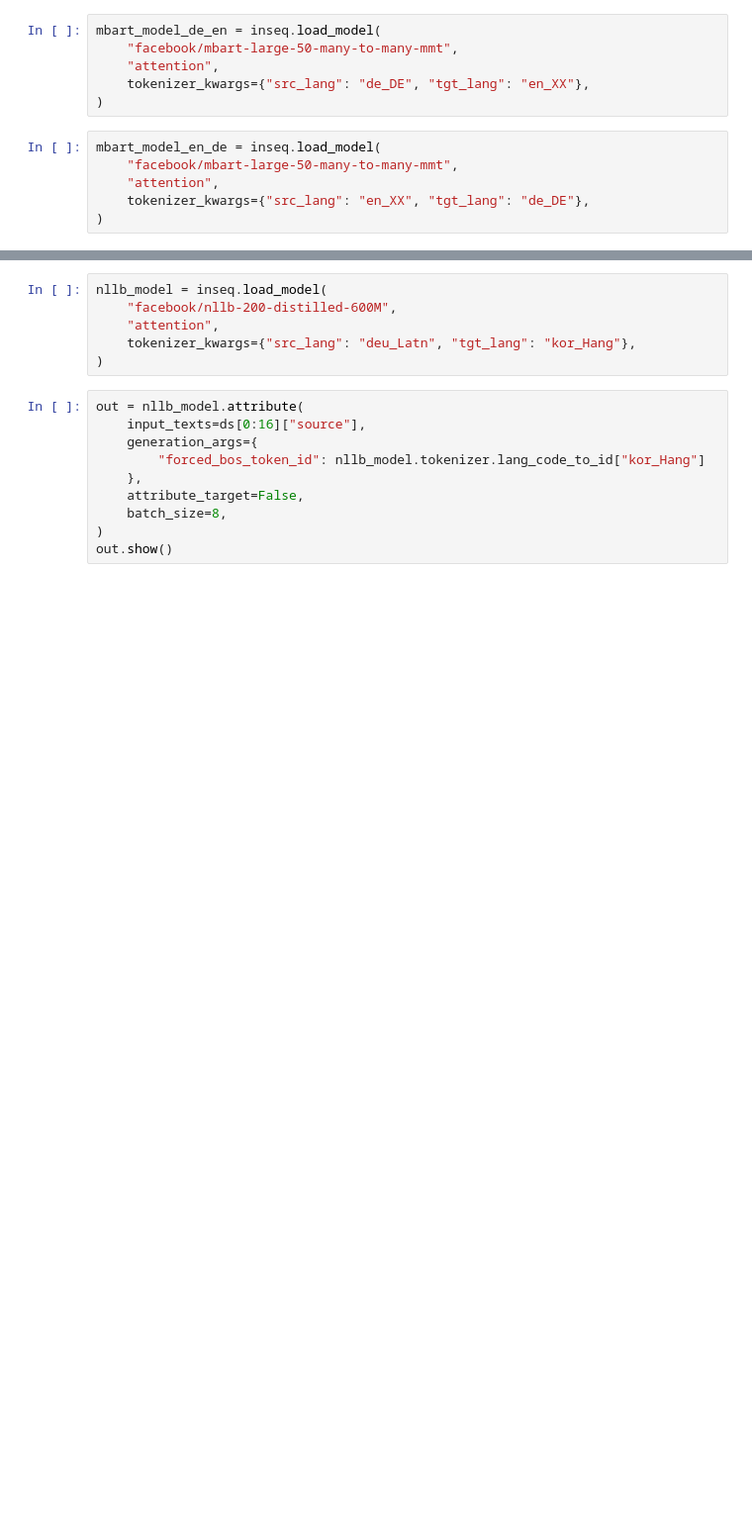
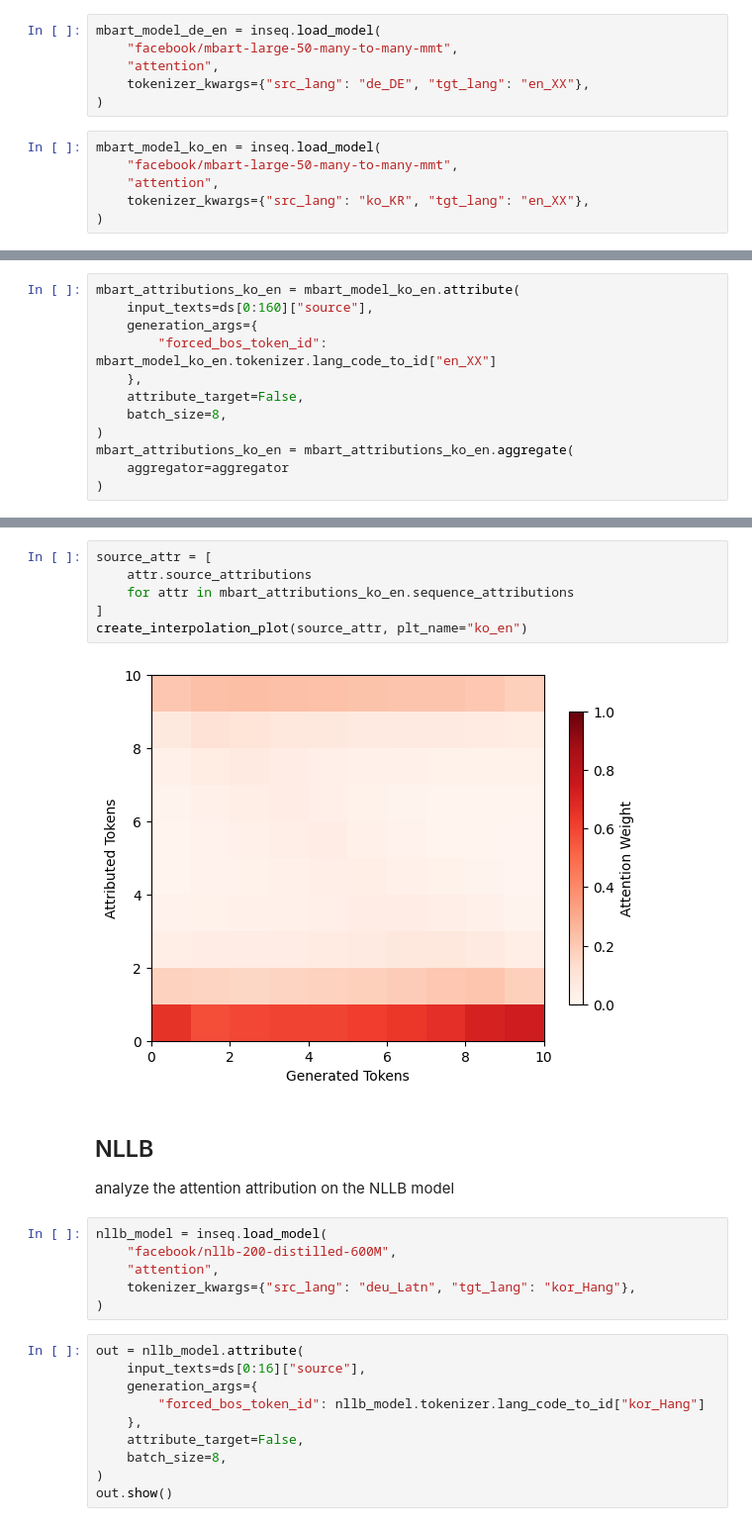
Before and after one commit to lsickert/rude-nmt, a Jupyter notebook: rude_nmt/attention_experiments.ipynb, the cells around one changed output, grey strips where cells are left out. Shown at 99% size. Saved outputs shown, nothing was run; the diff lists cells and outputs as text; blank space fills up the shorter version.

```diff
--- a/rude_nmt/attention_experiments.ipynb
+++ b/rude_nmt/attention_experiments.ipynb
@@ -196,8 +205,8 @@ mbart_model_de_en = inseq.load_model(
     tokenizer_kwargs={"src_lang": "de_DE", "tgt_lang": "en_XX"},
 )
 # %%
-mbart_model_en_de = inseq.load_model(
+mbart_model_ko_en = inseq.load_model(
     "facebook/mbart-large-50-many-to-many-mmt",
     "attention",
-    tokenizer_kwargs={"src_lang": "en_XX", "tgt_lang": "de_DE"},
+    tokenizer_kwargs={"src_lang": "ko_KR", "tgt_lang": "en_XX"},
 )
@@ -203,0 +251,12 @@ mbart_model_en_de = inseq.load_model(
+# %%
+mbart_attributions_ko_en = mbart_model_ko_en.attribute(
+    input_texts=ds[0:160]["source"],
+    generation_args={
+        "forced_bos_token_id": mbart_model_ko_en.tokenizer.lang_code_to_id["en_XX"]
+    },
+    attribute_target=False,
+    batch_size=8,
+)
+mbart_attributions_ko_en = mbart_attributions_ko_en.aggregate(
+    aggregator=aggregator
+)
@@ -204,3 +281,14 @@ mbart_model_en_de = inseq.load_model(
+# %%
+source_attr = [
+    attr.source_attributions
+    for attr in mbart_attributions_ko_en.sequence_attributions
+]
+create_interpolation_plot(source_attr, plt_name="ko_en")
+# %% [output]
+[figure, added]
+# %% [markdown]
+## NLLB
+analyze the attention attribution on the NLLB model
 # %%
 nllb_model = inseq.load_model(
     "facebook/nllb-200-distilled-600M",
```
Also changed, not shown: parts of 20 cells of this notebook, 4 other files.
